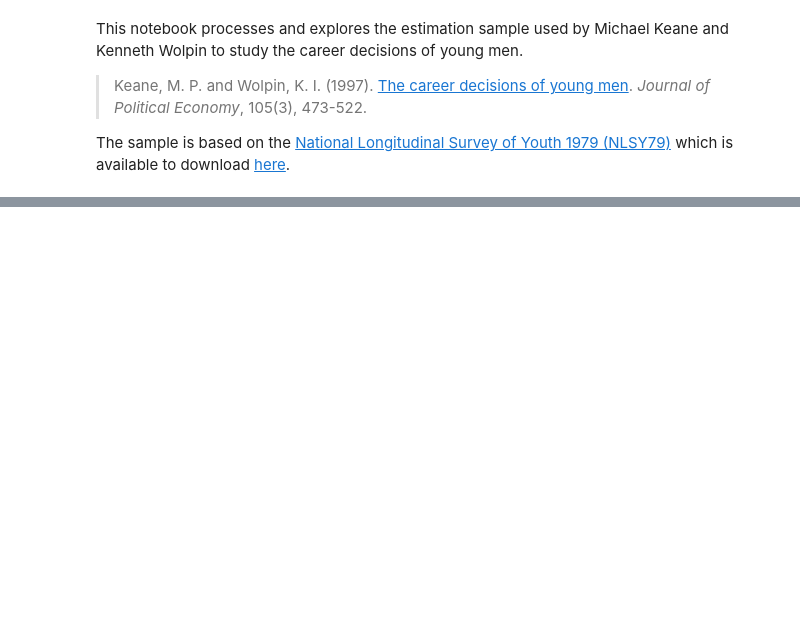
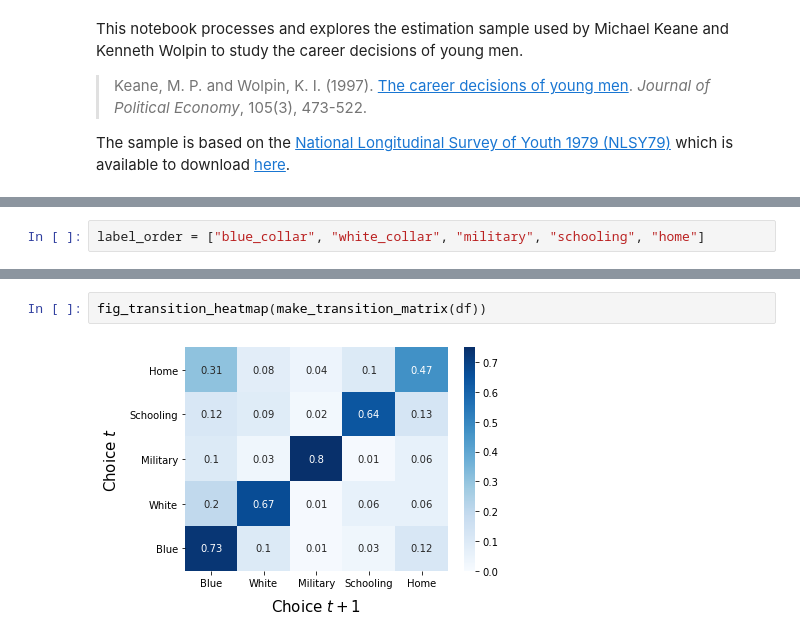
Before and after one commit to OpenSourceEconomics/ekw-data, a Jupyter notebook: career-decisions-data/explorations.ipynb, the cells around one changed output, grey strips where cells are left out. Drawn from its saved outputs; the diff is of its cells as text; blank space fills up the shorter version.

```diff
--- a/career-decisions-data/explorations.ipynb
+++ b/career-decisions-data/explorations.ipynb
@@ -171,0 +398,2 @@ _choices = ["Blue", "White", "School", "Home"]
+# %%
+label_order = ["blue_collar", "white_collar", "military", "schooling", "home"]
@@ -260,0 +527,4 @@ Text(0.5, 6.799999999999997, 'Choice $t+1$')
+# %%
+fig_transition_heatmap(make_transition_matrix(df))
+# %% [output]
+[figure, added]
```
Also changed, not shown: parts of 36 cells of this notebook, 2 other files.
